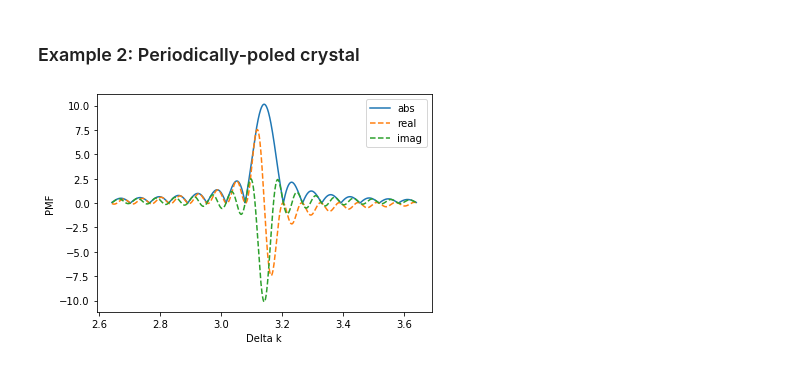
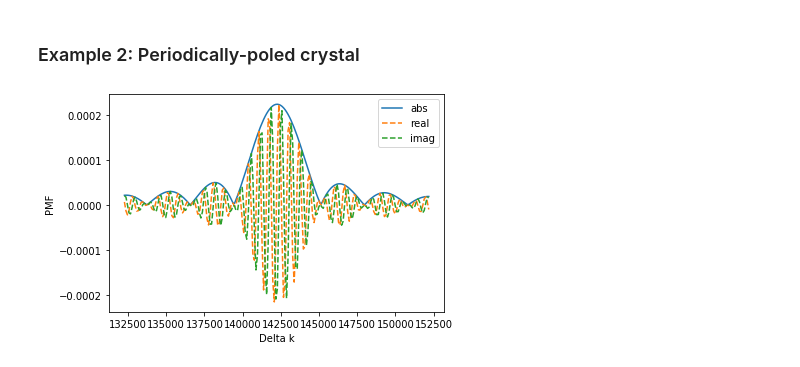
Before and after one commit to abranczyk/custom-poling, a Jupyter notebook: Tutorial 1 - The crystal object.ipynb, the cells around one changed output. Drawn from its saved outputs; the diff is of its cells as text; code cells hidden in the pictures.

Commit message:
plot PMF as a func of frequency

```diff
--- a/Tutorial 1 - The crystal object.ipynb
+++ b/Tutorial 1 - The crystal object.ipynb
@@ -53,17 +53,20 @@ crystal_1.plot_pmf()
 # %%
 # Create a crystal object
 
-domain_width_2 = 1
+domain_width_2 = 44.1619e-6/2
+# domain_width_2=1e-5
 number_domains_2 = 100
 
 crystal_2 = Crystal(domain_width_2,number_domains_2,z0=2)
 
 # Compute and plot the phase-matching function (PMF) for an unpoled crystal
 
+k0=np.pi/domain_width_2
+
 domain_config_2 = [1,-1]*int(number_domains_2/2)
-k_array_2 = np.arange(np.pi-0.5,np.pi+0.5,0.001)
+k_array_2 = np.arange(k0-1e4,k0+1e4,1e2)
 
 crystal_2.compute_pmf(domain_config_2,k_array_2)
 crystal_2.plot_pmf()
 # %% [output]
-[figure, old version]
+[figure, new version]
```
Also changed, not shown: parts of 3 cells of this notebook, 3 other files.
